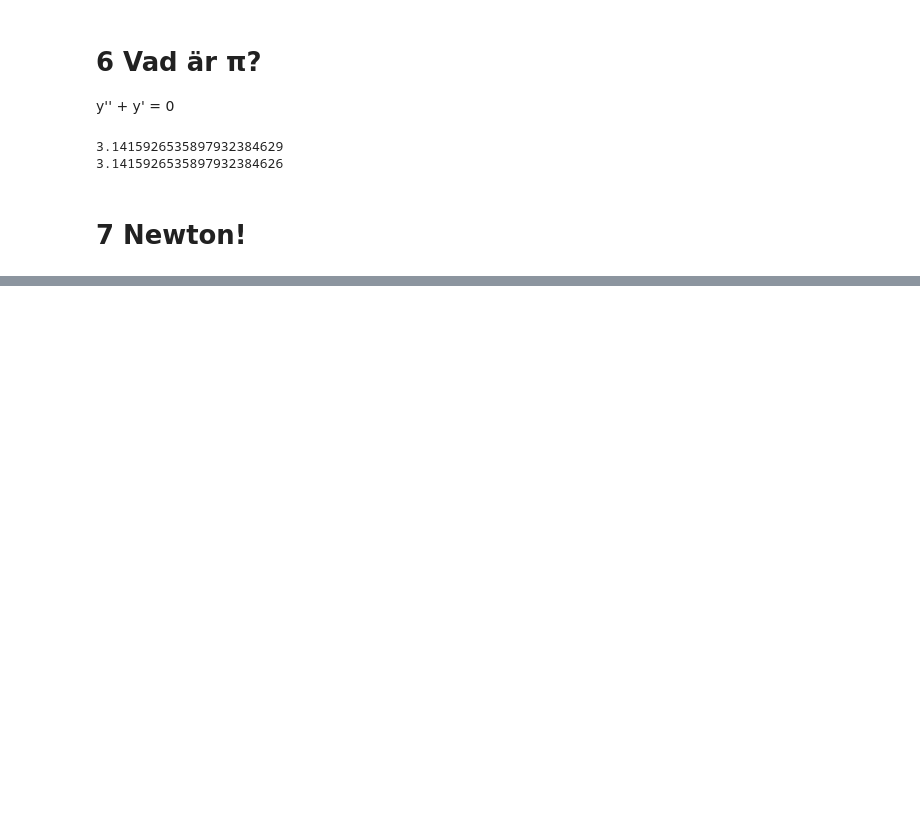
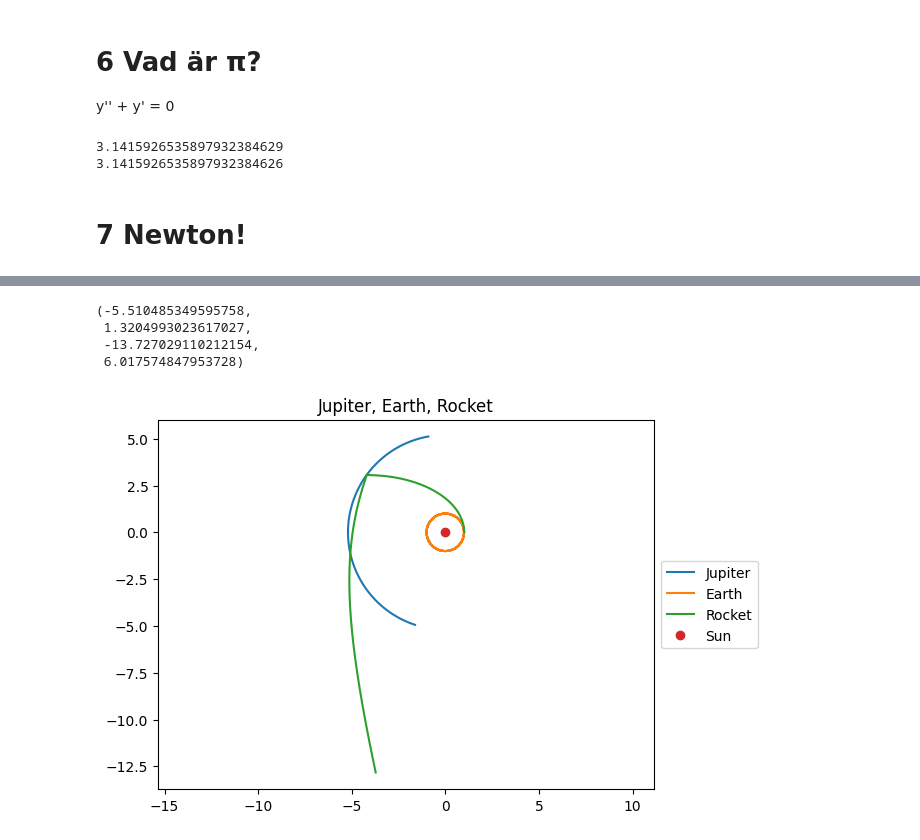
Before and after one commit to vilhelm-k/SF1692, a Jupyter notebook: Project.ipynb, the cells around one changed output, grey strips where cells are left out. Saved outputs shown, nothing was run; the diff lists cells and outputs as text; code cells hidden in the pictures; blank space fills up the shorter version.

```diff
--- a/Project.ipynb
+++ b/Project.ipynb
@@ -168,0 +224,37 @@ plt.axis('equal')
+# %%
+GM = 4 * math.pi**2
+earth_pos = np.array([1, 0])
+earth_vel = np.array([0, np.sqrt(GM/np.linalg.norm(earth_pos))])
+rocket_pos = np.array([1.01, 0])
+rocket_vel_magnitude = 0.95*np.sqrt(2*GM/np.linalg.norm(rocket_pos))
+rocket_direction = np.array([0, 1])
+rocket_vel = rocket_vel_magnitude*rocket_direction/np.linalg.norm(rocket_direction)
+
+jupiter_orbit_T = 11.857824421031035
+pass_t = 1.439
+p = [-4.193889869202012, 3.0756470115284253]
+g_assist_theta = np.arctan2(p[1], p[0])
+theta = g_assist_theta - 2*math.pi*pass_t/jupiter_orbit_T
+jupiter_pos = 5.2*np.array([np.cos(theta), np.sin(theta)])
+jupiter_vel = np.sqrt(GM/np.linalg.norm(jupiter_pos)) * np.array([-np.sin(theta), np.cos(theta)])
+
+y0 = np.concatenate((jupiter_pos, earth_pos, rocket_pos, jupiter_vel, earth_vel, rocket_vel))
+
+n = 100000
+d = 0.01
+t_close_start = pass_t - d
+t_close_end = pass_t + d
+
+t = np.linspace(0, t_close_start, n)
+y = RK4(f8, y0, t)
+
+y1 = y[-1]
+t_close = np.linspace(t_close_start, t_close_end, n)
+y_close = RK4(f8, y1, t_close)
+
+y2 = y_close[-1]
+t_rest = np.linspace(t_close_end, 5, n)
+y_rest = RK4(f8, y2, t_rest)
+
+t = np.concatenate((t, t_close, t_rest))
+y = np.concatenate((y, y_close, y_rest))
@@ -168,0 +292,14 @@ plt.axis('equal')
+# %%
+plt.plot(y[:,0], y[:,1], label='Jupiter')
+plt.plot(y[:,2], y[:,3], label='Earth')
+plt.plot(y[:,4], y[:,5], label='Rocket')
+plt.plot(0, 0, 'o', label='Sun')
+plt.legend(loc='center left', bbox_to_anchor=(1, 0.5))
+plt.title('Jupiter, Earth, Rocket')
+plt.axis('equal')
+# %% [output]
+(-5.510485349595758,
+ 1.3204993023617027,
+ -13.727029110212154,
+ 6.017574847953728)
+[figure, added]
```
Also changed, not shown: parts of 14 cells of this notebook, 2 other files.
